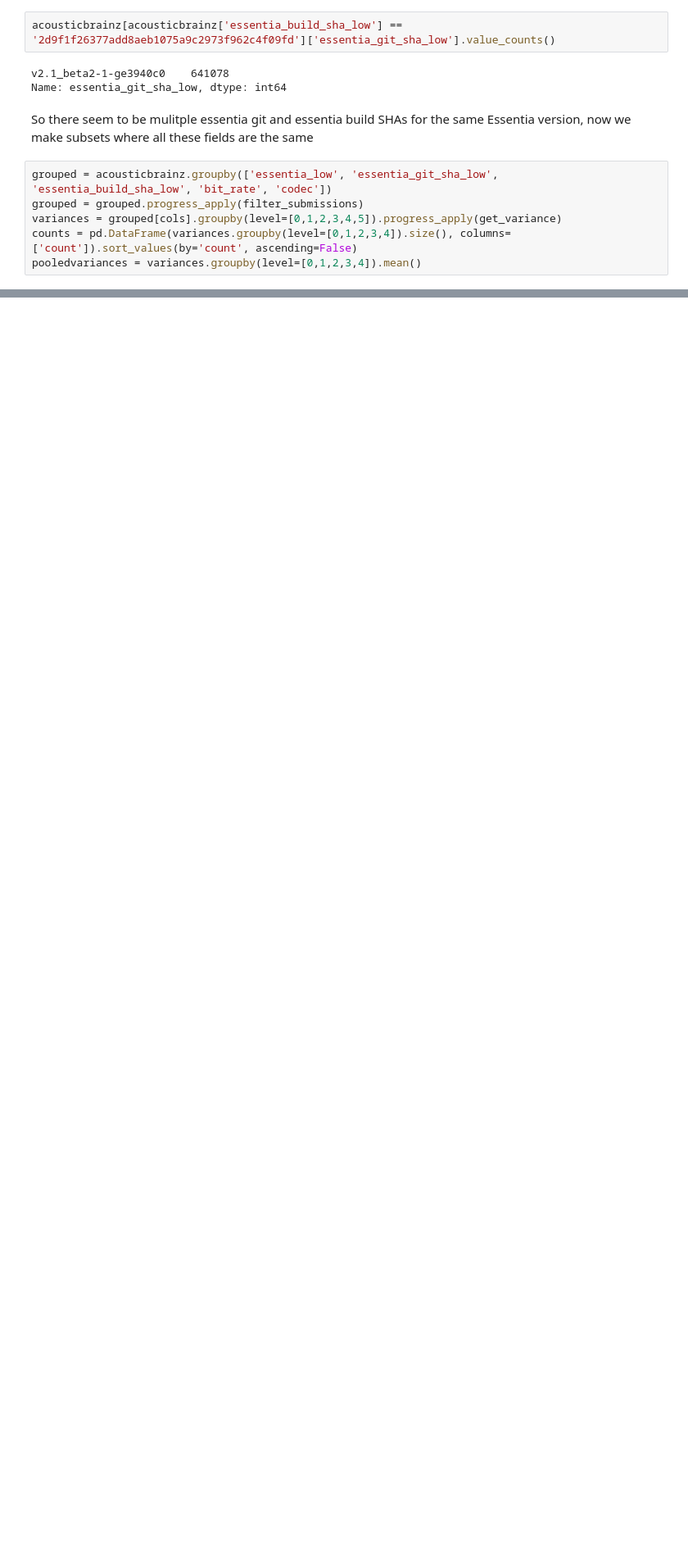
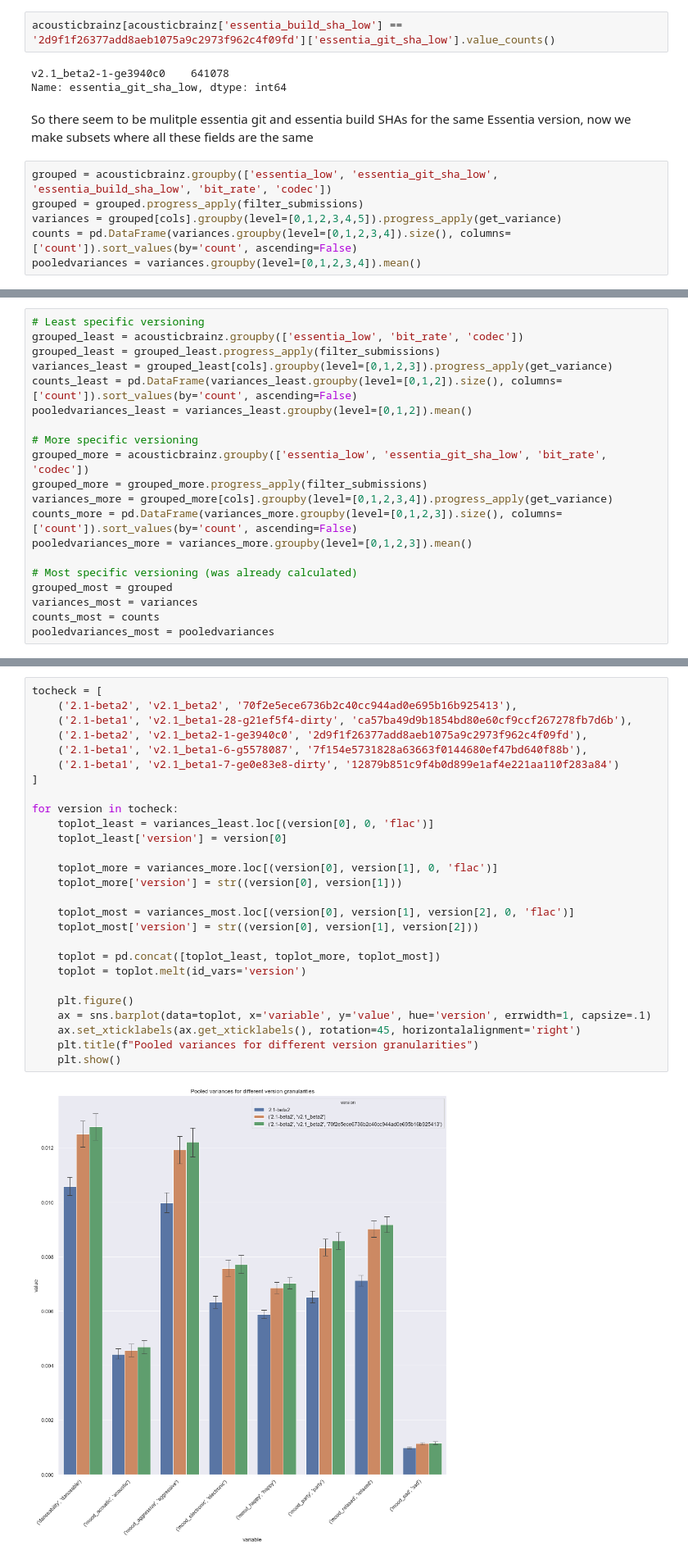
Before and after one commit to chrismostert/Thesis, a Jupyter notebook: AcousticBrainz stability same versions.ipynb, the cells around one changed output, grey strips where cells are left out. Shown at 82% size. Cells and saved outputs as stored; diff of their text form; blank space fills up the shorter version.

Commit message:
More version analysis

```diff
--- a/AcousticBrainz stability same versions.ipynb
+++ b/AcousticBrainz stability same versions.ipynb
@@ -205,0 +213,20 @@ plt.show()
+# %%
+# Least specific versioning
+grouped_least = acousticbrainz.groupby(['essentia_low', 'bit_rate', 'codec'])
+grouped_least = grouped_least.progress_apply(filter_submissions)
+variances_least = grouped_least[cols].groupby(level=[0,1,2,3]).progress_apply(get_variance)
+counts_least = pd.DataFrame(variances_least.groupby(level=[0,1,2]).size(), columns=['count']).sort_values(by='count', ascending=False)
+pooledvariances_least = variances_least.groupby(level=[0,1,2]).mean()
+
+# More specific versioning
+grouped_more = acousticbrainz.groupby(['essentia_low', 'essentia_git_sha_low', 'bit_rate', 'codec'])
+grouped_more = grouped_more.progress_apply(filter_submissions)
+variances_more = grouped_more[cols].groupby(level=[0,1,2,3,4]).progress_apply(get_variance)
+counts_more = pd.DataFrame(variances_more.groupby(level=[0,1,2,3]).size(), columns=['count']).sort_values(by='count', ascending=False)
+pooledvariances_more = variances_more.groupby(level=[0,1,2,3]).mean()
+
+# Most specific versioning (was already calculated)
+grouped_most = grouped
+variances_most = variances
+counts_most = counts
+pooledvariances_most = pooledvariances
@@ -205,0 +298,29 @@ plt.show()
+# %%
+tocheck = [
+    ('2.1-beta2', 'v2.1_beta2', '70f2e5ece6736b2c40cc944ad0e695b16b925413'),
+    ('2.1-beta1', 'v2.1_beta1-28-g21ef5f4-dirty', 'ca57ba49d9b1854bd80e60cf9ccf267278fb7d6b'),
+    ('2.1-beta2', 'v2.1_beta2-1-ge3940c0', '2d9f1f26377add8aeb1075a9c2973f962c4f09fd'),
+    ('2.1-beta1', 'v2.1_beta1-6-g5578087', '7f154e5731828a63663f0144680ef47bd640f88b'),
+    ('2.1-beta1', 'v2.1_beta1-7-ge0e83e8-dirty', '12879b851c9f4b0d899e1af4e221aa110f283a84')
+]
+
+for version in tocheck:
+    toplot_least = variances_least.loc[(version[0], 0, 'flac')]
+    toplot_least['version'] = version[0]
+
+    toplot_more = variances_more.loc[(version[0], version[1], 0, 'flac')]
+    toplot_more['version'] = str((version[0], version[1]))
+
+    toplot_most = variances_most.loc[(version[0], version[1], version[2], 0, 'flac')]
+    toplot_most['version'] = str((version[0], version[1], version[2]))
+
+    toplot = pd.concat([toplot_least, toplot_more, toplot_most])
+    toplot = toplot.melt(id_vars='version')
+
+    plt.figure()
+    ax = sns.barplot(data=toplot, x='variable', y='value', hue='version', errwidth=1, capsize=.1)
+    ax.set_xticklabels(ax.get_xticklabels(), rotation=45, horizontalalignment='right')
+    plt.title(f"Pooled variances for different version granularities")
+    plt.show()
+# %% [output]
+[figure, added]
```
Also changed, not shown: parts of 12 cells of this notebook.
